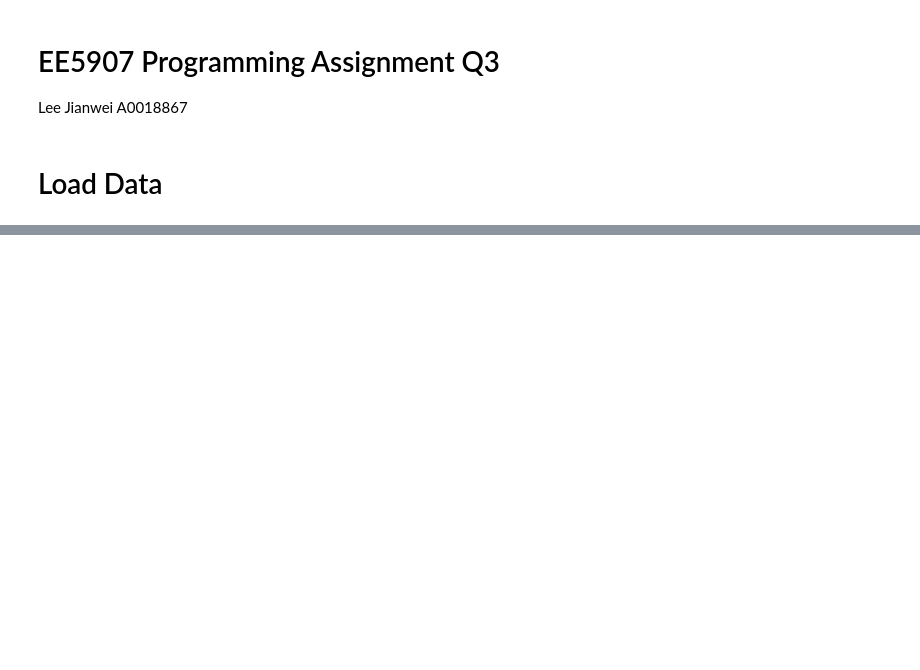
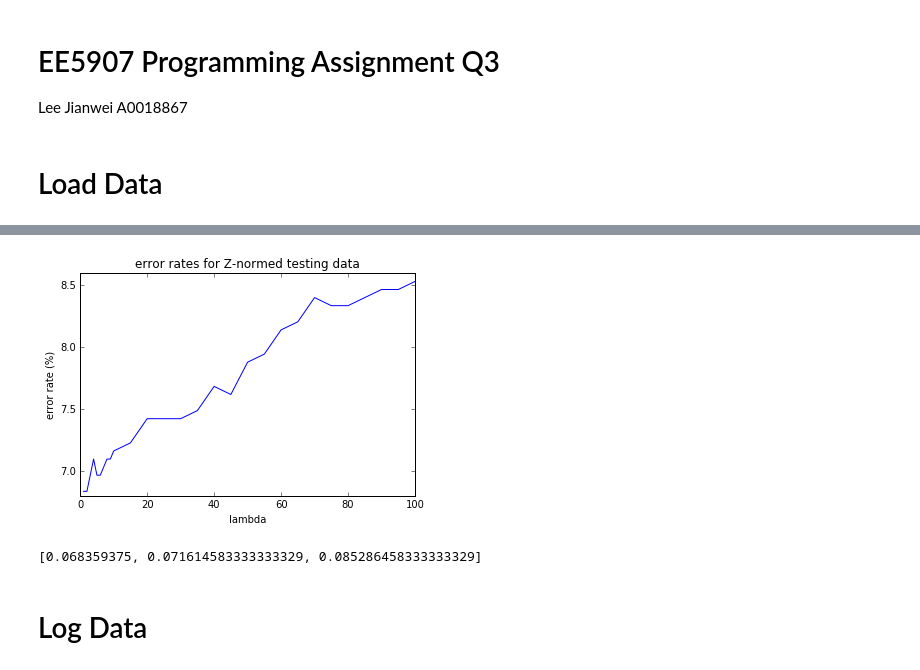
Before and after one commit to hoopernikaho/EE5907R_CA1, a Jupyter notebook: CA1_Q3.ipynb, the cells around one changed output, grey strips where cells are left out. Cells and saved outputs as stored; diff of their text form; code cells hidden in the pictures; blank space fills up the shorter version.

```diff
--- a/CA1_Q3.ipynb
+++ b/CA1_Q3.ipynb
@@ -114,0 +179,16 @@ array([[ 0.,  0.,  0., ...,  0.,  0.,  0.],
+# %%
+plt.figure()
+plt.title('error rates for Z-normed testing data')
+plt.plot(lambdas, np.array(TestingZ_ErrorRates)*100)
+plt.xlabel('lambda')
+plt.ylabel('error rate (%)')
+plt.show()
+# %% [output]
+[figure, added]
+# %%
+# Error rates for testing data for lambda = 1,10,100
+map(lambda lamb: LogReg_ErrorRate(xtestZ,ytest,xtrainZ,ytrain,lamb), [1,10,100])
+# %% [output]
+[0.068359375, 0.071614583333333329, 0.085286458333333329]
+# %% [markdown]
+# Log Data
```
Also changed, not shown: parts of 35 cells of this notebook, 1 other file.
